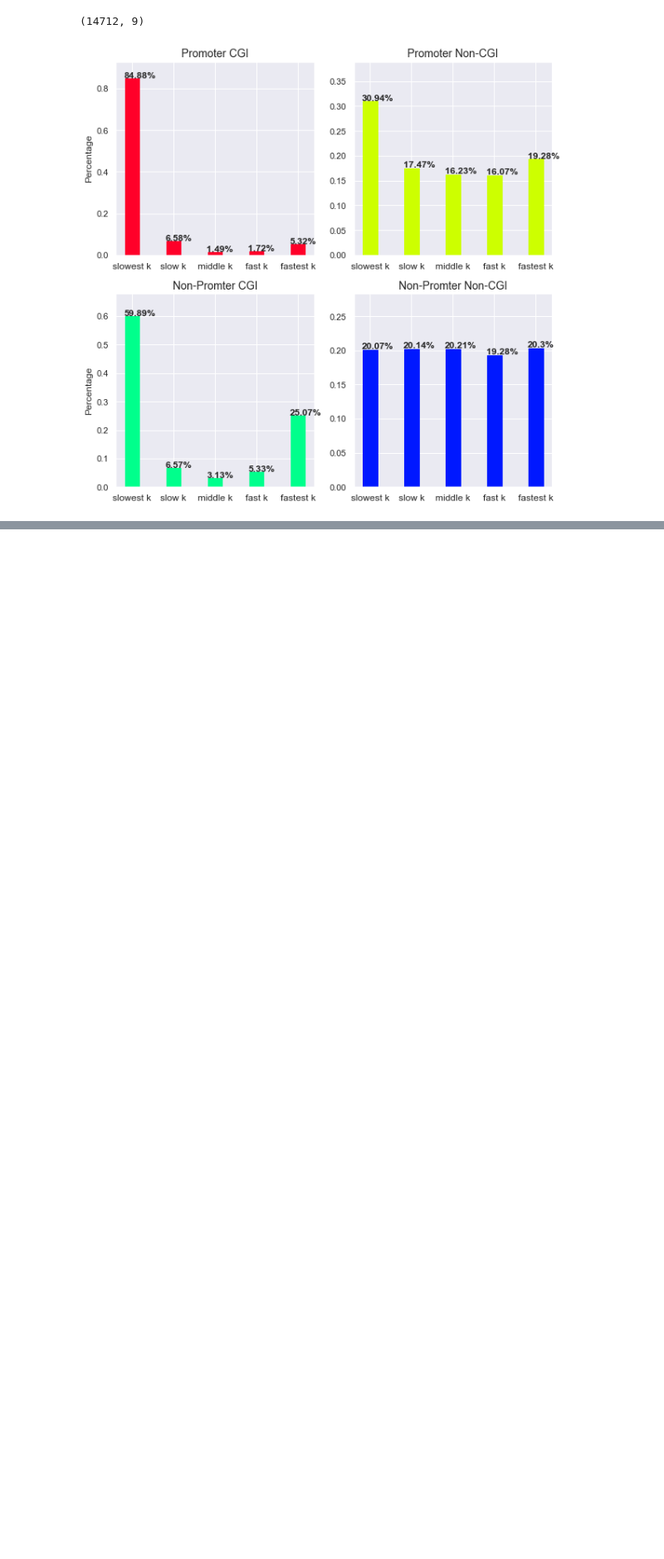
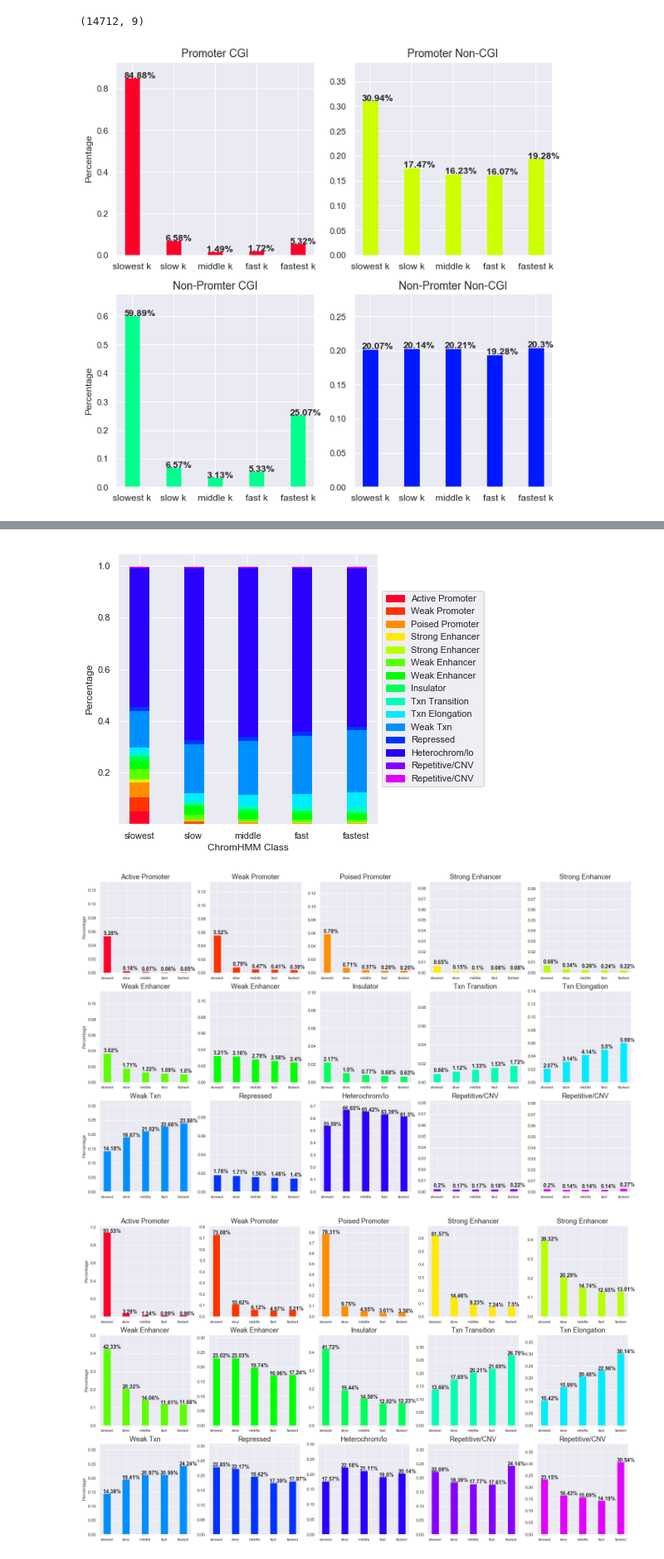
Before and after one commit to 15101538237ren/prediction_by_k, a Jupyter notebook: PYTHON/FEATURE_ANALYSIS.ipynb, the cells around one changed output, grey strips where cells are left out. Shown at 83% size. Saved outputs shown, nothing was run; the diff lists cells and outputs as text; code cells hidden in the pictures; blank space fills up the shorter version.

```diff
--- a/PYTHON/FEATURE_ANALYSIS.ipynb
+++ b/PYTHON/FEATURE_ANALYSIS.ipynb
@@ -775,0 +869,6 @@ plot_K_hist_in_different_markers(os.path.join(GENOMIC_FEATURES_DIR, REGION, "K_i
+# %%
+barplot_of_ChrMM_for_each_k_categories()
+# %% [output]
+[figure, added]
+[figure, added]
+[figure, added]
```
Also changed, not shown: parts of 5 cells of this notebook, 9 other files.
